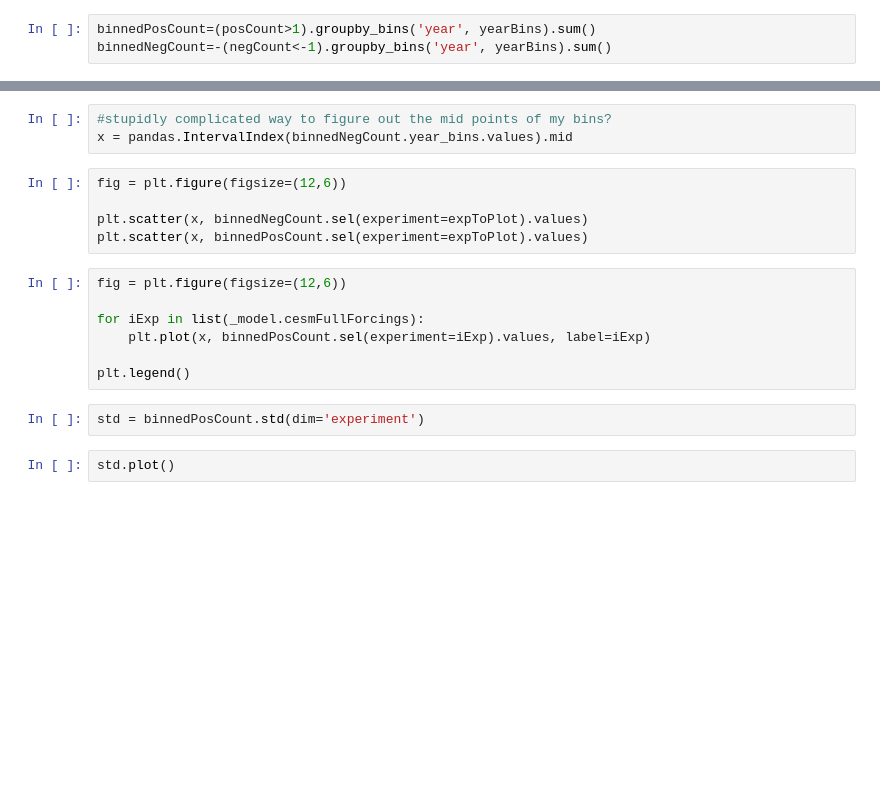
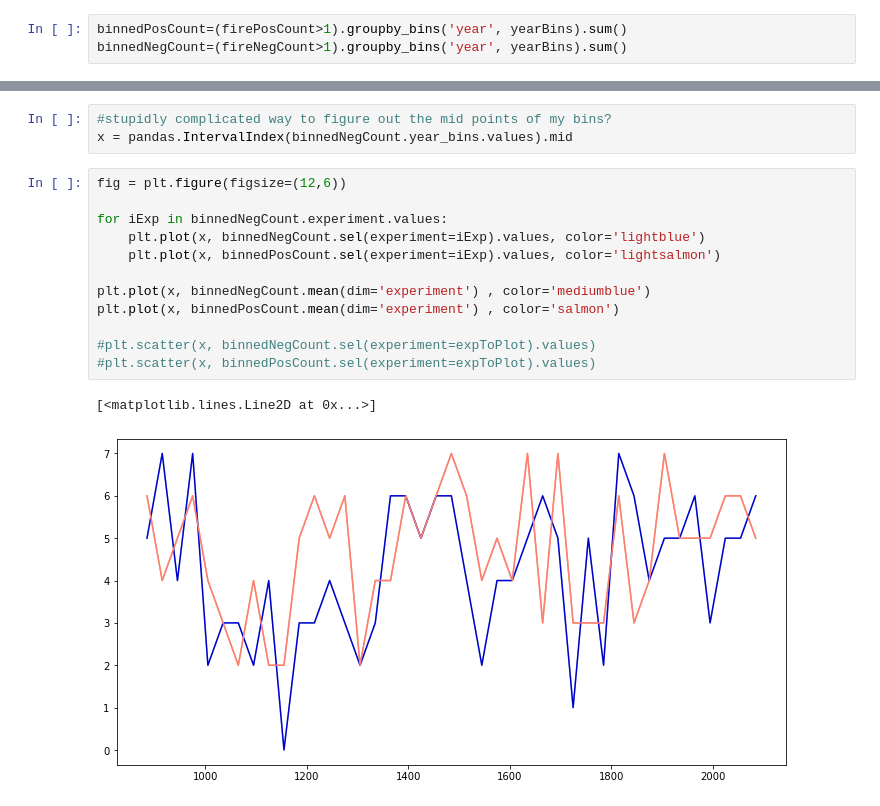
Before and after one commit to anton-seaice/compound, a Jupyter notebook: cesmTradIndecesCompounds.ipynb, the cells around one changed output, grey strips where cells are left out. Cells and saved outputs as stored; diff of their text form; blank space fills up the shorter version.

```diff
--- a/cesmTradIndecesCompounds.ipynb
+++ b/cesmTradIndecesCompounds.ipynb
@@ -120,7 +130,7 @@ plt.xlim(1700,2100)
 # %%
 yearBins=numpy.arange(870,2130,30)
 # %%
-binnedPosCount=(posCount>1).groupby_bins('year', yearBins).sum()
-binnedNegCount=-(negCount<-1).groupby_bins('year', yearBins).sum()
+binnedPosCount=(firePosCount>1).groupby_bins('year', yearBins).sum()
+binnedNegCount=(fireNegCount>1).groupby_bins('year', yearBins).sum()
 # %%
 binnedPosCount.sel(experiment=expToPlot)
@@ -130,16 +148,15 @@ x = pandas.IntervalIndex(binnedNegCount.year_bins.values).mid
 # %%
 fig = plt.figure(figsize=(12,6))
 
-plt.scatter(x, binnedNegCount.sel(experiment=expToPlot).values)
-plt.scatter(x, binnedPosCount.sel(experiment=expToPlot).values)
+for iExp in binnedNegCount.experiment.values:
+    plt.plot(x, binnedNegCount.sel(experiment=iExp).values, color='lightblue')
+    plt.plot(x, binnedPosCount.sel(experiment=iExp).values, color='lightsalmon')
+
+plt.plot(x, binnedNegCount.mean(dim='experiment') , color='mediumblue')
+plt.plot(x, binnedPosCount.mean(dim='experiment') , color='salmon')
+
+#plt.scatter(x, binnedNegCount.sel(experiment=expToPlot).values)
+#plt.scatter(x, binnedPosCount.sel(experiment=expToPlot).values)
+# %% [output]
+[<matplotlib.lines.Line2D at 0x...>]
+[figure, added]
-# %%
-fig = plt.figure(figsize=(12,6))
-
-for iExp in list(_model.cesmFullForcings):
-    plt.plot(x, binnedPosCount.sel(experiment=iExp).values, label=iExp)
-
-plt.legend()
-# %%
-std = binnedPosCount.std(dim='experiment')
-# %%
-std.plot()
```
Also changed, not shown: parts of 9 cells of this notebook, 10 other files.
